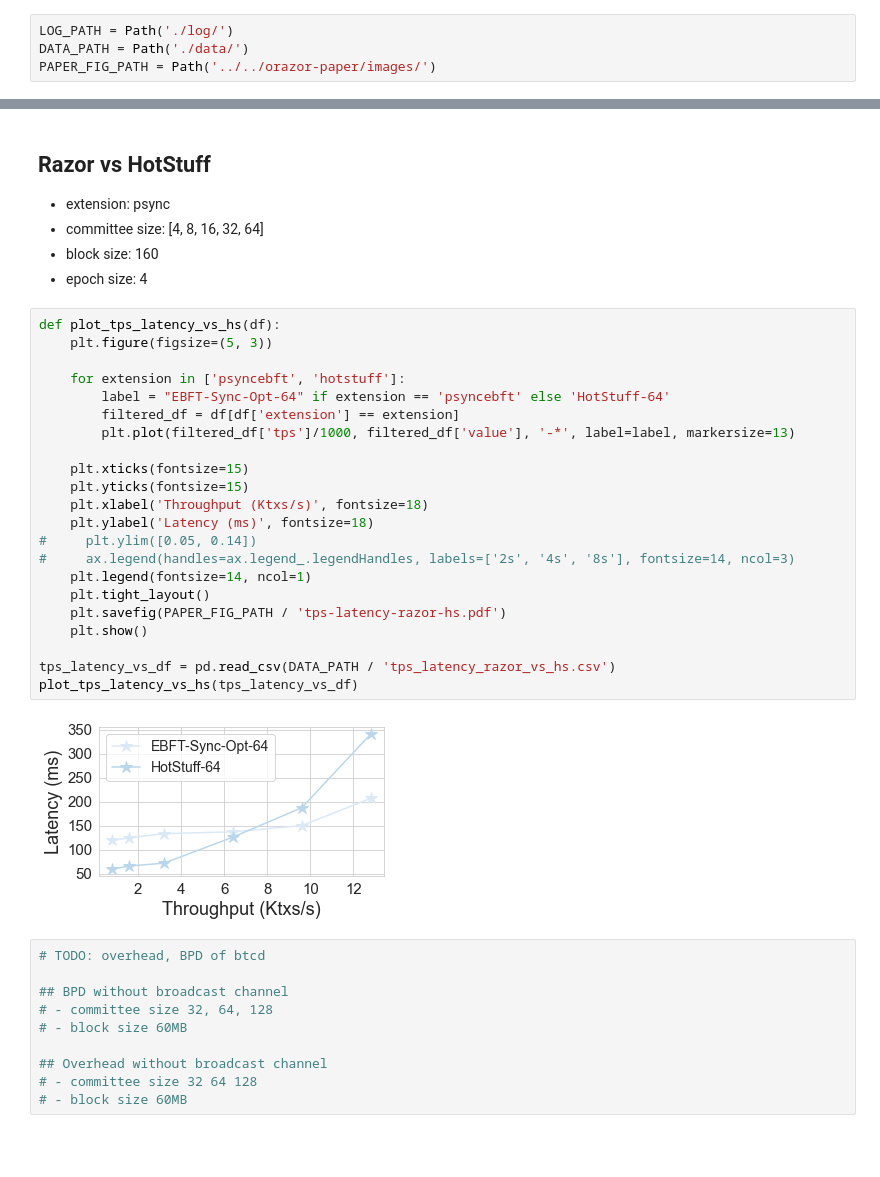
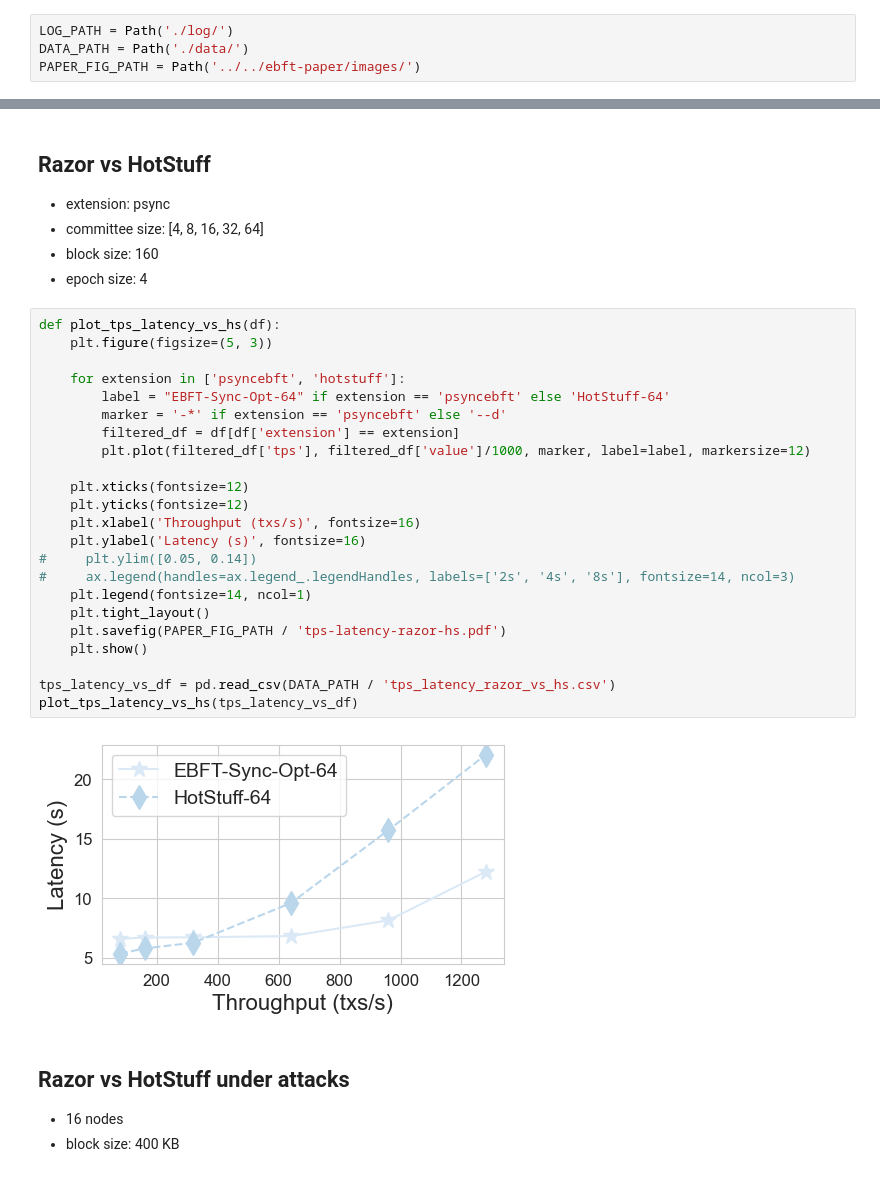
Before and after one commit to SebastianElvis/ebft, a Jupyter notebook: evaluation/analysis.ipynb, the cells around one changed output, grey strips where cells are left out. Cells and saved outputs as stored; diff of their text form; blank space fills up the shorter version.

```diff
--- a/evaluation/analysis.ipynb
+++ b/evaluation/analysis.ipynb
@@ -21,7 +21,7 @@ sns.set_palette("Blues")
 # %%
 LOG_PATH = Path('./log/')
 DATA_PATH = Path('./data/')
-PAPER_FIG_PATH = Path('../../orazor-paper/images/')
+PAPER_FIG_PATH = Path('../../ebft-paper/images/')
 # %% [markdown]
 ## LoCs
 # %%
@@ -573,34 +573,30 @@ plot_tps_latency(tps_latency_df)
 # %%
 def plot_tps_latency_vs_hs(df):
     plt.figure(figsize=(5, 3))
 
     for extension in ['psyncebft', 'hotstuff']:
         label = "EBFT-Sync-Opt-64" if extension == 'psyncebft' else 'HotStuff-64'
+        marker = '-*' if extension == 'psyncebft' else '--d'
         filtered_df = df[df['extension'] == extension]
-        plt.plot(filtered_df['tps']/1000, filtered_df['value'], '-*', label=label, markersize=13)
+        plt.plot(filtered_df['tps'], filtered_df['value']/1000, marker, label=label, markersize=12)
 
-    plt.xticks(fontsize=15)
-    plt.yticks(fontsize=15)
-    plt.xlabel('Throughput (Ktxs/s)', fontsize=18)
-    plt.ylabel('Latency (ms)', fontsize=18)
+    plt.xticks(fontsize=12)
+    plt.yticks(fontsize=12)
+    plt.xlabel('Throughput (txs/s)', fontsize=16)
+    plt.ylabel('Latency (s)', fontsize=16)
 #     plt.ylim([0.05, 0.14])
 #     ax.legend(handles=ax.legend_.legendHandles, labels=['2s', '4s', '8s'], fontsize=14, ncol=3)
     plt.legend(fontsize=14, ncol=1)
     plt.tight_layout()
     plt.savefig(PAPER_FIG_PATH / 'tps-latency-razor-hs.pdf')
     plt.show()
 
 tps_latency_vs_df = pd.read_csv(DATA_PATH / 'tps_latency_razor_vs_hs.csv')
 plot_tps_latency_vs_hs(tps_latency_vs_df)
 # %% [output]
-[figure, old version]
+[figure, new version]
-# %%
-# TODO: overhead, BPD of btcd
-
-## BPD without broadcast channel
-# - committee size 32, 64, 128
-# - block size 60MB
-
-## Overhead without broadcast channel
-# - committee size 32 64 128
-# - block size 60MB
+# %% [markdown]
+## Razor vs HotStuff under attacks
+
+- 16 nodes
+- block size: 400 KB
```
Also changed, not shown: parts of 5 cells of this notebook, 1 other file.
